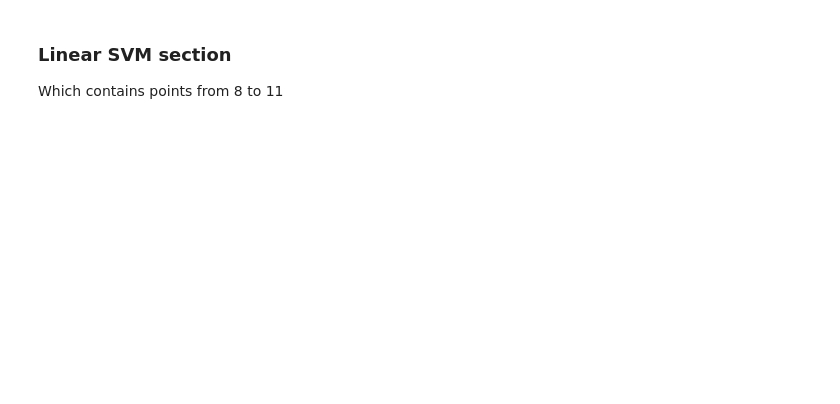
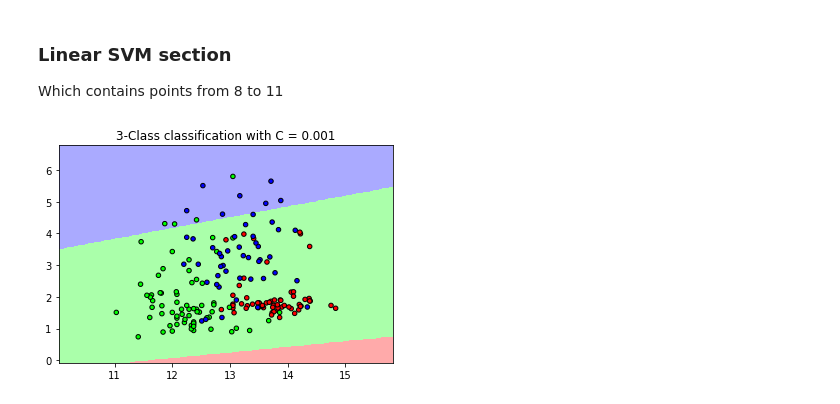
Before and after one commit to Vaelthur/ML-AI_HW1, a Jupyter notebook: HomeWork 1.ipynb, the cells around one changed output. Drawn from its saved outputs; the diff is of its cells as text; code cells hidden in the pictures; blank space fills up the shorter version.

```diff
--- a/HomeWork 1.ipynb
+++ b/HomeWork 1.ipynb
@@ -110,0 +104,88 @@ wine = datasets.load_wine()
+# %%
+import numpy as np
+import matplotlib.pyplot as plt
+from matplotlib.colors import ListedColormap
+from sklearn import datasets, model_selection, svm, preprocessing
+
+#lod wine dataset
+wine = datasets.load_wine()
+
+#we choose only the first two attributes
+X = wine.data[:, :2]
+y = wine.target
+
+# divide to get the right percentage of train data
+X_train, X_buf, y_train, y_buf = model_selection.train_test_split(X, y, shuffle=True, test_size=0.5)
+
+# divide buffer into validation and test
+X_valid, X_test, y_valid, y_test = model_selection.train_test_split(X_buf, y_buf, shuffle=True, test_size=0.6)
+
+# delete buffer partitions
+del X_buf, y_buf
+
+#various C values
+C_val = [0.001, 0.01, 0.1, 1, 10, 100, 1000]
+
+
+# step size in the mesh - to check what this means
+h = .02
+
+cmap_light = ListedColormap(['#FFAAAA', '#AAFFAA', '#AAAAFF'])
+cmap_bold = ListedColormap(['#FF0000', '#00FF00', '#0000FF'])
+
+#accurancy array, needed later to plot accurancy of various clf on validation set
+acc_arr = []
+
+# for which iterates every K and plots the relative data & decision boundaries
+for c in C_val:
+    # we create an instance of Linear SVC and fit the data.
+    clf = svm.LinearSVC(C=c, dual=False)
+    # train the classifier on the training set
+    clf.fit(X_train, y_train)
+
+    # Plot the decision boundary. For that, we will assign a color to each
+    # point in the mesh [x_min, x_max]x[y_min, y_max].
+    x_min, x_max = X_test[:, 0].min() - 1, X_test[:, 0].max() + 1
+    y_min, y_max = X_test[:, 1].min() - 1, X_test[:, 1].max() + 1
+
+    #the arange method return evenly spaced data
+    xx, yy = np.meshgrid(np.arange(x_min, x_max, h),
+                         np.arange(y_min, y_max, h))
+    # test the classifier on the test set
+    # ravel method returns a contigous flattened array
+    Z = clf.predict(np.c_[xx.ravel(), yy.ravel()])
+
+    # Put the result into a color plot
+    Z = Z.reshape(xx.shape)
+    plt.figure()
+    plt.pcolormesh(xx, yy, Z, cmap=cmap_light)
+
+    # Plot also the training points
+    plt.scatter(X[:, 0], X[:, 1], c=y, cmap=cmap_bold,
+                edgecolor='k', s=20)
+    plt.xlim(xx.min(), xx.max())
+    plt.ylim(yy.min(), yy.max())
+    plt.title("3-Class classification with C = %.3f" %( c))
+
+    #append accuracy score on validation set to list
+    acc_arr.append(metrics.accuracy_score(y_valid, clf.fit(X_train, y_train).predict(X_valid)))
+plt.show()
+
+#plot the accuracy on the validation set
+x = C_val
+y = acc_arr
+plt.plot(x,y)
+plt.xlabel("x - values of C")
+plt.ylabel("y - accuracy on validation test")
+plt.title("Accuracy on validation test changing the value of C")
+plt.show
+
+# choose the best C value based on the validation set
+C_best_index = acc_arr.index(max(acc_arr))
+C_best = C_val[C_best_index]
+
+#Output
+print("Use the best value of C and evaluate the model on the test set. How well does it works?")
+print("Accuracy with C = ", C_best, "evaluated on the test set: %.3f" %(metrics.accuracy_score(y_test, clf.fit(X_train, y_train).predict(X_test))))
+# %% [output]
+[figure, added]
```
Also changed, not shown: parts of 4 cells of this notebook.
